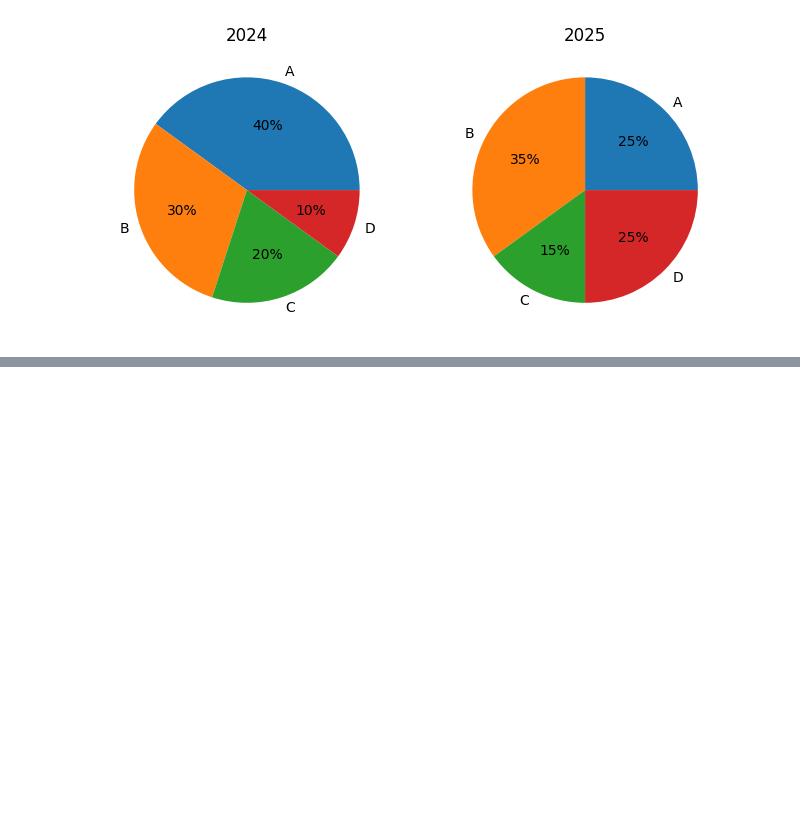
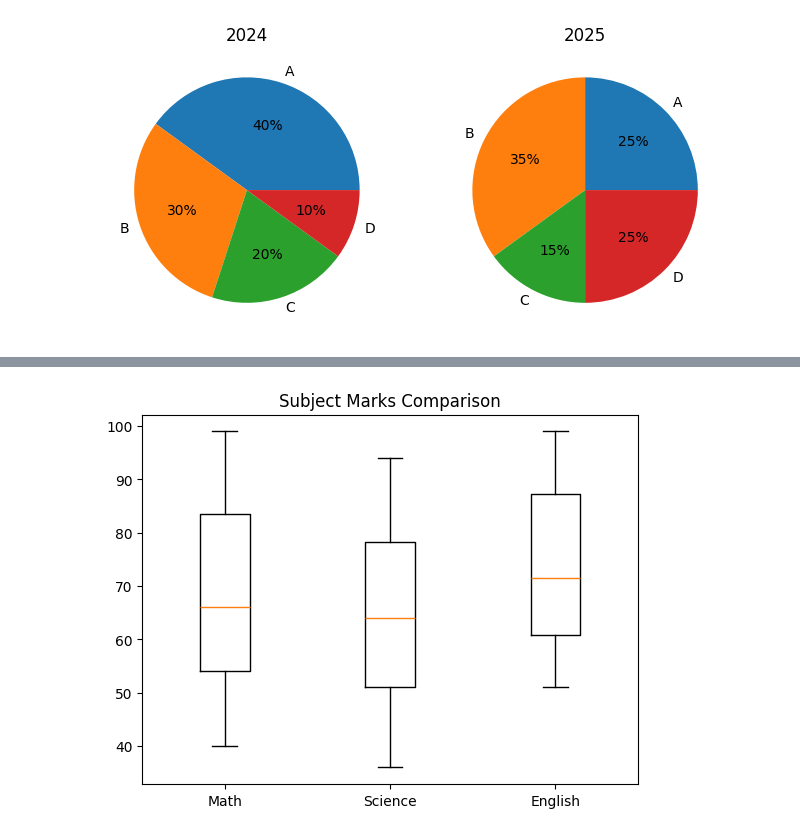
Before and after one commit to pratiksha-2410/Matplotlib-Charts, a Jupyter notebook: Line Plots.ipynb, the cells around one changed output, grey strips where cells are left out. Saved outputs shown, nothing was run; the diff lists cells and outputs as text; code cells hidden in the pictures; blank space fills up the shorter version.

```diff
--- a/Line Plots.ipynb
+++ b/Line Plots.ipynb
@@ -576,0 +590,13 @@ plt.show()
+# %%
+math = np.random.randint(40, 100, 80)
+science = np.random.randint(35, 95, 80)
+english = np.random.randint(50, 100, 80)
+
+plt.boxplot([math, science, english],
+            labels=["Math","Science","English"])
+
+plt.title("Subject Marks Comparison")
+
+plt.show()
+# %% [output]
+[figure, added]
```
Also changed, not shown: parts of 2 cells of this notebook.
